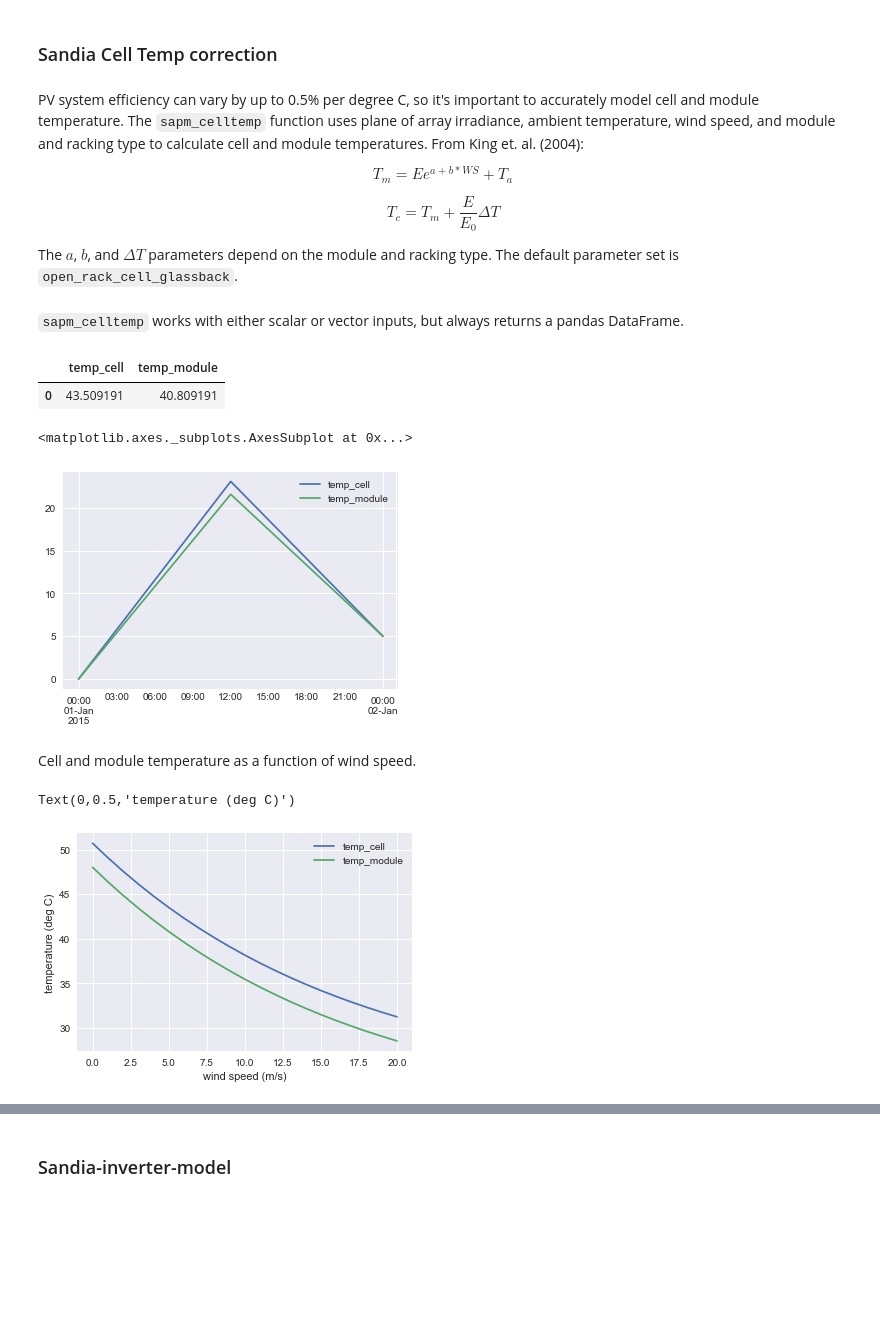
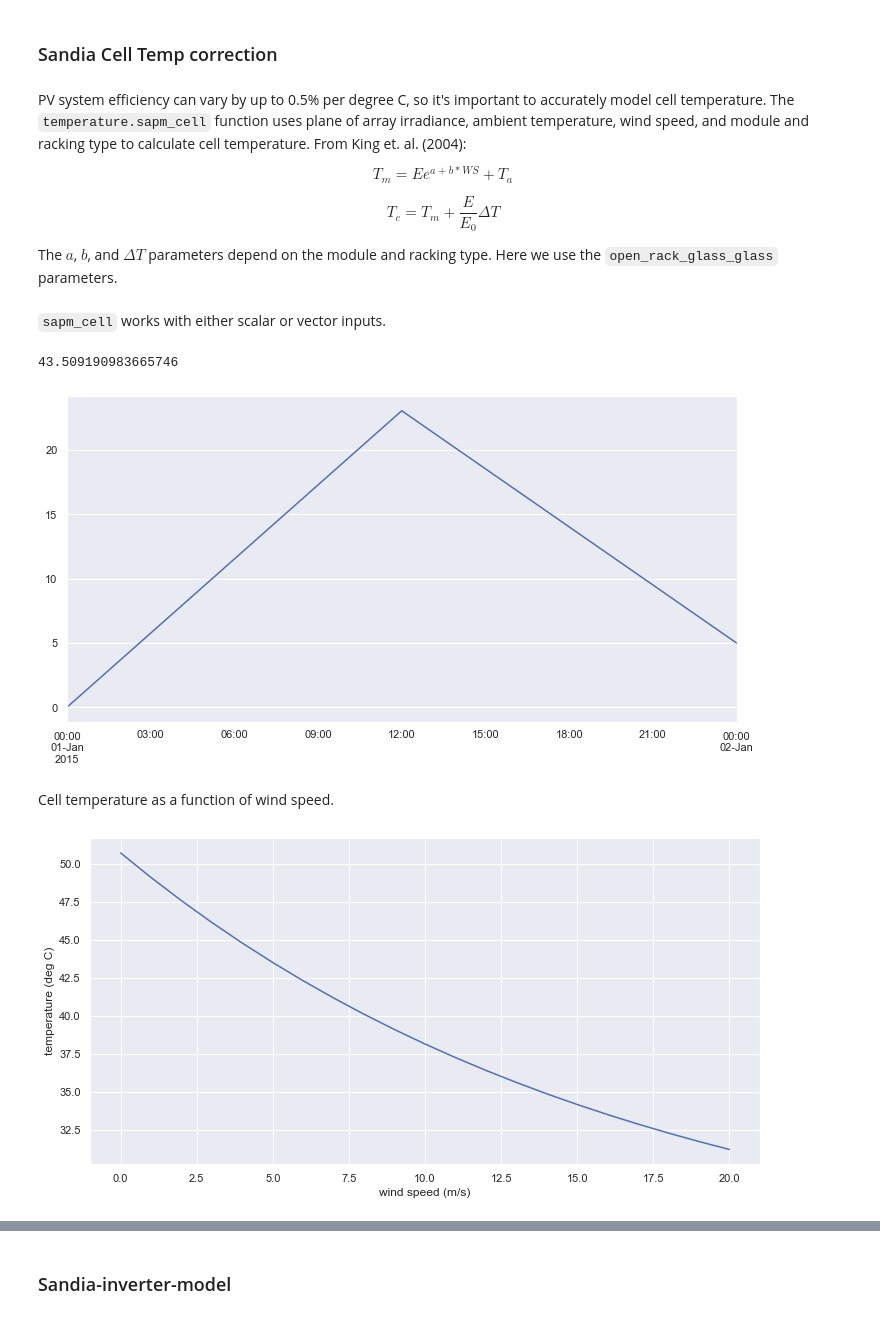
Before and after one commit to pvlib/pvlib-python, a Jupyter notebook: docs/tutorials/pvsystem.ipynb, the cells around one changed output, grey strips where cells are left out. Drawn from its saved outputs; the diff is of its cells as text; code cells hidden in the pictures; blank space fills up the shorter version.

```diff
--- a/docs/tutorials/pvsystem.ipynb
+++ b/docs/tutorials/pvsystem.ipynb
@@ -118,44 +115,41 @@ plt.legend()
 # %% [markdown]
 ### Sandia Cell Temp correction
 # %% [markdown]
-PV system efficiency can vary by up to 0.5% per degree C, so it's important to accurately model cell and module temperature. The ``sapm_celltemp`` function uses plane of array irradiance, ambient temperature, wind speed, and module and racking type to calculate cell and module temperatures. From King et. al. (2004):
+PV system efficiency can vary by up to 0.5% per degree C, so it's important to accurately model cell temperature. The ``temperature.sapm_cell`` function uses plane of array irradiance, ambient temperature, wind speed, and module and racking type to calculate cell temperature. From King et. al. (2004):
 
 $$T_m = E e^{a+b*WS} + T_a$$
 
 $$T_c = T_m + \frac{E}{E_0} \Delta T$$
 
-The $a$, $b$, and $\Delta T$ parameters depend on the module and racking type. The default parameter set is ``open_rack_cell_glassback``.
+The $a$, $b$, and $\Delta T$ parameters depend on the module and racking type. Here we use the ``open_rack_glass_glass`` parameters.
 # %% [markdown]
-``sapm_celltemp`` works with either scalar or vector inputs, but always returns a pandas DataFrame.
+``sapm_cell`` works with either scalar or vector inputs.
 # %%
 # scalar inputs
-pvsystem.sapm_celltemp(900, 5, 20) # irrad, wind, temp
+thermal_params = pvlib.temperature.TEMPERATURE_MODEL_PARAMETERS['sapm']['open_rack_glass_glass']
+pvlib.temperature.sapm_cell(900, 20, 5, **thermal_params) # irrad, temp, wind
 # %% [output]
-|  | temp_cell | temp_module |
-| 0 | 43.509191 | 40.809191 |
+43.509190983665746
 # %%
 # vector inputs
-times = pd.DatetimeIndex(start='2015-01-01', end='2015-01-02', freq='12H')
+times = pd.date_range(start='2015-01-01', end='2015-01-02', freq='12H')
 temps = pd.Series([0, 10, 5], index=times)
 irrads = pd.Series([0, 500, 0], index=times)
 winds = pd.Series([10, 5, 0], index=times)
 
-pvtemps = pvsystem.sapm_celltemp(irrads, winds, temps)
-pvtemps.plot()
+pvtemps = pvlib.temperature.sapm_cell(irrads, temps, winds, **thermal_params)
+pvtemps.plot();
 # %% [output]
-<matplotlib.axes._subplots.AxesSubplot at 0x...>
-[figure, old version]
+[figure, new version]
 # %% [markdown]
-Cell and module temperature as a function of wind speed.
+Cell temperature as a function of wind speed.
 # %%
 wind = np.linspace(0,20,21)
-temps = pd.DataFrame(pvsystem.sapm_celltemp(900, wind, 20), index=wind)
+temps = pd.Series(pvlib.temperature.sapm_cell(900, 20, wind, **thermal_params), index=wind)
 
 temps.plot()
-plt.legend()
 plt.xlabel('wind speed (m/s)')
-plt.ylabel('temperature (deg C)')
+plt.ylabel('temperature (deg C)');
 # %% [output]
-Text(0,0.5,'temperature (deg C)')
-[figure, old version]
+[figure, new version]
 # %% [markdown]
```
Also changed, not shown: parts of 31 cells of this notebook, 7 other files.
